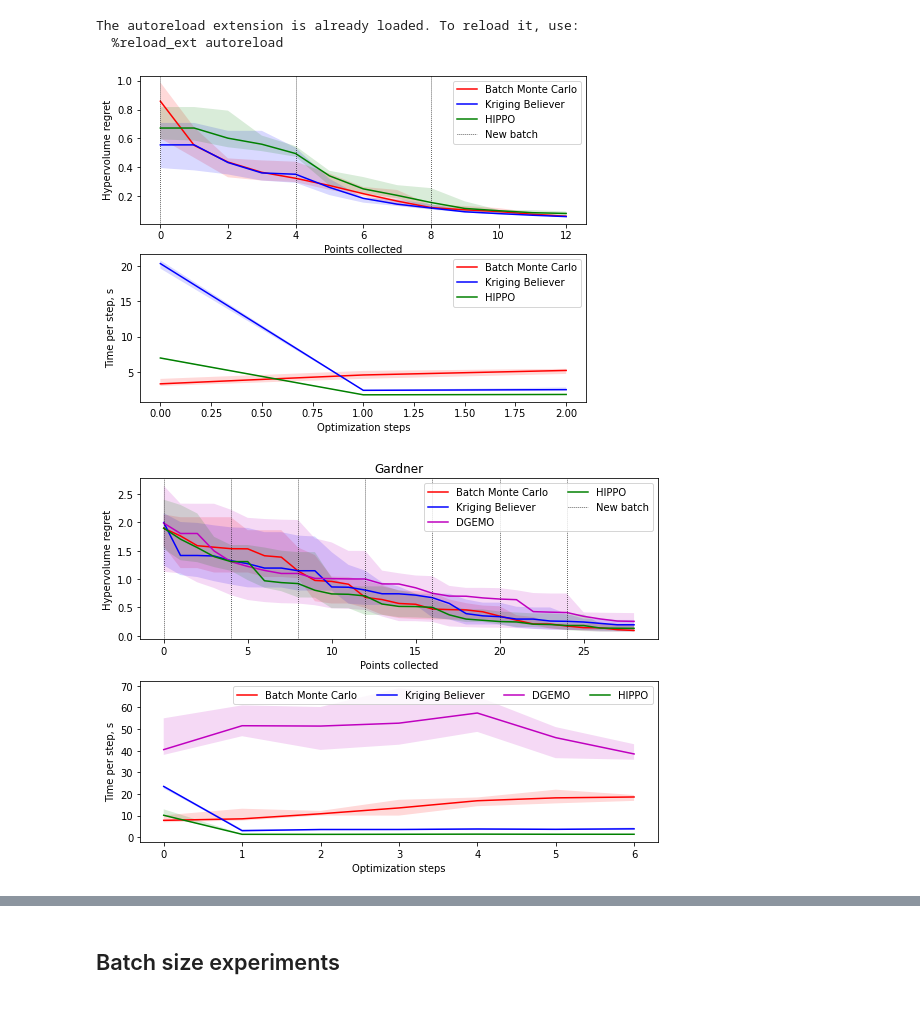
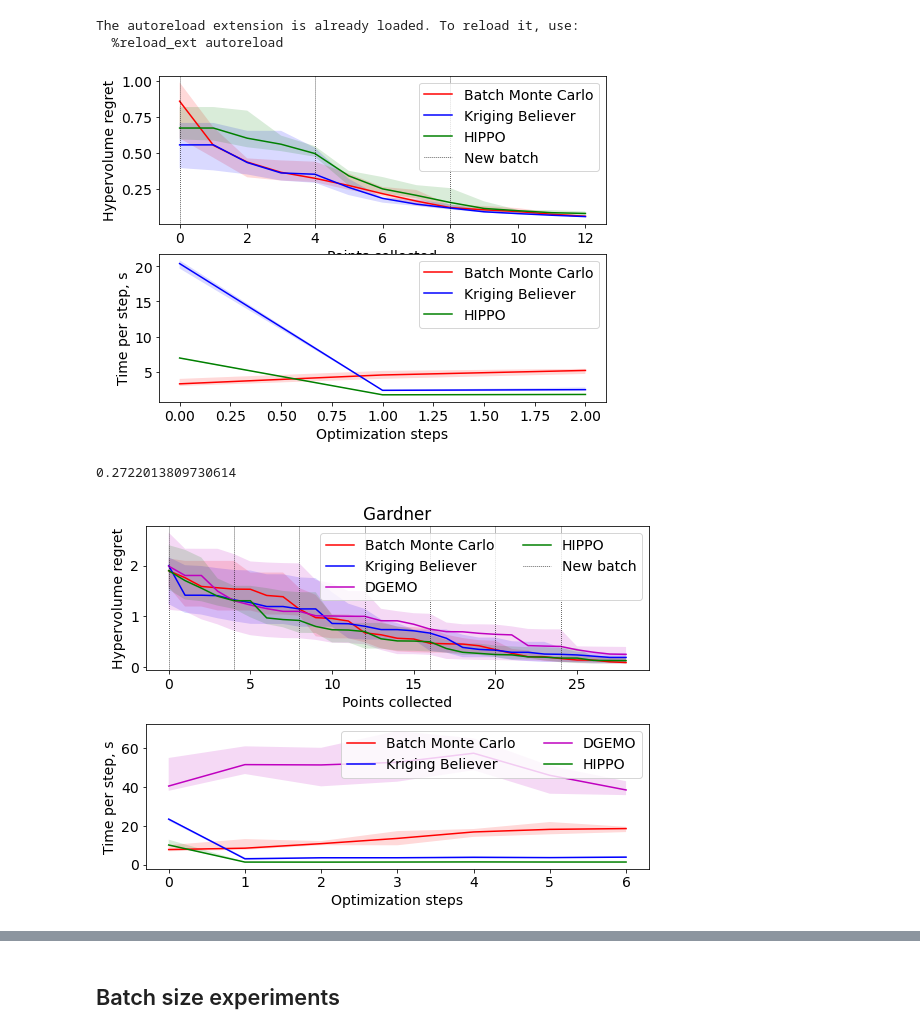
Before and after one commit to apaleyes/trieste, a Jupyter notebook: docs/notebooks/mo_lp/plot_results.ipynb, the cells around one changed output, grey strips where cells are left out. Saved outputs shown, nothing was run; the diff lists cells and outputs as text; code cells hidden in the pictures.

```diff
--- a/docs/notebooks/mo_lp/plot_results.ipynb
+++ b/docs/notebooks/mo_lp/plot_results.ipynb
@@ -7,6 +7,9 @@
 import os
 import numpy as np
 import matplotlib.pyplot as plt
+
+import matplotlib.pyplot as plt
+plt.rcParams.update({'font.size': 14})
 # %% [output]
 The autoreload extension is already loaded. To reload it, use:
   %reload_ext autoreload
@@ -65,4 +68,4 @@ plt.legend()
 
 plt.show()
 # %% [output]
-[figure, old version]
+[figure, new version]
@@ -69,3 +82,7 @@ plt.show()
+# %%
+np.mean(median_hippo_time_time / median_batch_mc_time)
+# %% [output]
+0.2722013809730614
 # %%
 batch_mc_hv_regret = np.loadtxt("results/BatchMC_Gardner2D_n_initial_points_3_n_query_points_4_n_optimization_steps_7_n_repeats_10_seed_None", delimiter=",")
 hippo_hv_regret = np.loadtxt("results/HIPPO_Gardner2D_n_initial_points_3_n_query_points_4_n_optimization_steps_7_n_repeats_10_seed_None", delimiter=",")
@@ -89,35 +106,35 @@ plt.axes(ax1)
 plot_median_quantiles(x, batch_mc_hv_regret, 'r', 'Batch Monte Carlo')
 plot_median_quantiles(x, kb_hv_regret, 'b', 'Kriging Believer')
 plot_median_quantiles(x, dgemo_hv_regret, 'm', 'DGEMO')
 plot_median_quantiles(x, hippo_hv_regret, 'g', 'HIPPO')
 plt.axvline(x=0, c='k', ls=':', lw=0.75, label="New batch")
 for xc in range(n_query_points, n_query_points * n_optimization_steps, n_query_points):
     plt.axvline(x=xc, c='k', ls=':', lw=0.75)
 plt.title("Gardner")
 plt.xlabel("Points collected")
 plt.ylabel("Hypervolume regret")
 plt.legend(ncol=2)
 # save_plot('gardner_hv_regret')
 # plt.show()
 
 # time per step
 x = range(n_optimization_steps)
 
 plt.axes(ax2)
 plot_median_quantiles(x, batch_mc_time, 'r', 'Batch Monte Carlo')
 plot_median_quantiles(x, kb_time, 'b', 'Kriging Believer')
 plot_median_quantiles(x, dgemo_time, 'm', 'DGEMO')
 plot_median_quantiles(x, hippo_time, 'g', 'HIPPO')
 # plt.title("Gardner, time per step")
 plt.xlabel("Optimization steps")
 plt.ylabel("Time per step, s")
-plt.legend(ncol=4, loc="upper right")
+plt.legend(ncol=2, loc="upper right")
 
 fig.tight_layout()
 save_plot('gardner')
 plt.show()
 # %% [output]
-[figure, old version]
+[figure, new version]
 # %%
 batch_mc_hv_regret = np.loadtxt("results/BatchMC_Hartmann-Ackley-Scaled_n_initial_points_6_n_query_points_4_n_optimization_steps_15_n_repeats_10_seed_None", delimiter=",")
 hippo_hv_regret = np.loadtxt("results/HIPPO_Hartmann-Ackley-Scaled_n_initial_points_6_n_query_points_4_n_optimization_steps_20_n_repeats_10_seed_None", delimiter=",")
```
Also changed, not shown: parts of 10 cells of this notebook.
